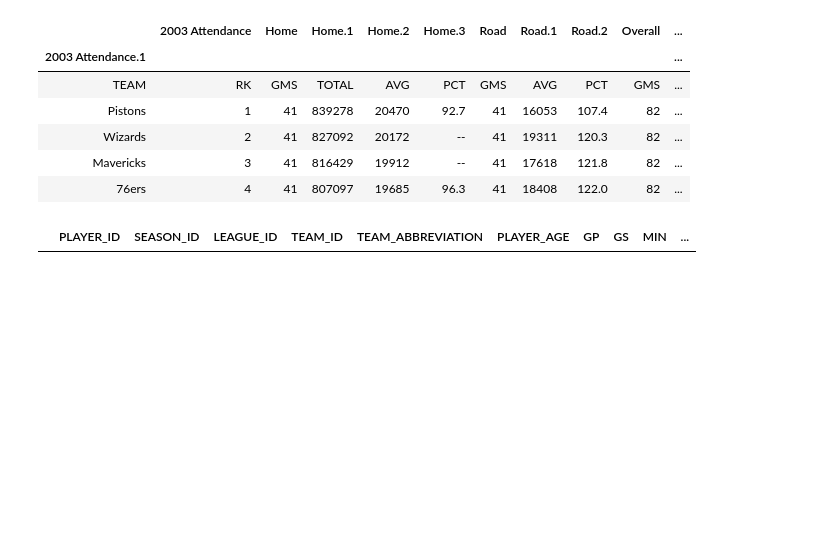
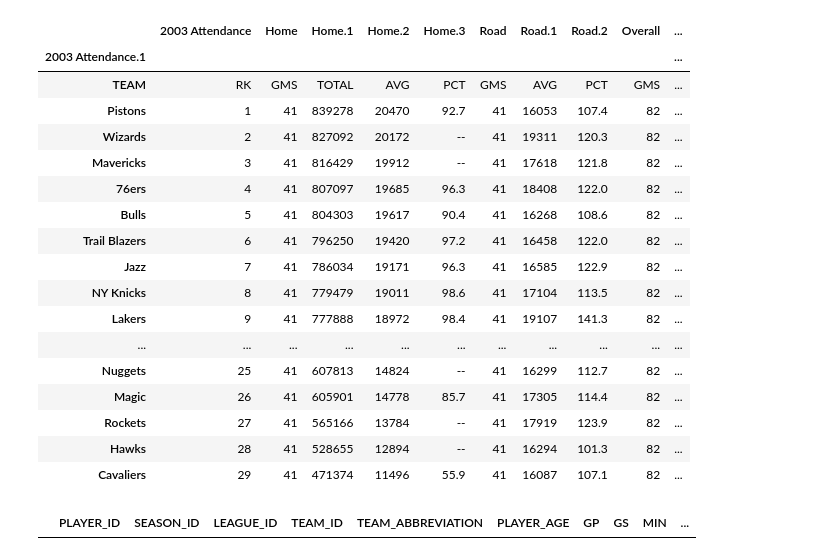
Before and after one commit to brentgarbe/Group6Repo, a Jupyter notebook: Data_Exploration.ipynb, the cells around one changed output. Cells and saved outputs as stored; diff of their text form; code cells hidden in the pictures; blank space fills up the shorter version.

```diff
--- a/Data_Exploration.ipynb
+++ b/Data_Exploration.ipynb
@@ -58,16 +58,28 @@ nba2017_df = pd.DataFrame(nba2017[0])
 nba2018_df = pd.DataFrame(nba2018[0])
 nba2019_df = pd.DataFrame(nba2019[0])
 nba2020_df = pd.DataFrame(nba2020[0])
-# %%
-nba2003_df.head()
-# %% [output]
-|  | 2003 Attendance | Home | Home.1 | Home.2 | Home.3 | Road | Road.1 | Road.2 | Overall | ... |
-| 2003 Attendance.1 |  |  |  |  |  |  |  |  |  | ... |
-| TEAM | RK | GMS | TOTAL | AVG | PCT | GMS | AVG | PCT | GMS | ... |
-| Pistons | 1 | 41 | 839278 | 20470 | 92.7 | 41 | 16053 | 107.4 | 82 | ... |
-| Wizards | 2 | 41 | 827092 | 20172 | -- | 41 | 19311 | 120.3 | 82 | ... |
-| Mavericks | 3 | 41 | 816429 | 19912 | -- | 41 | 17618 | 121.8 | 82 | ... |
-| 76ers | 4 | 41 | 807097 | 19685 | 96.3 | 41 | 18408 | 122.0 | 82 | ... |
+# %%
+nba2003[0]
+#nba2003_df.head()
+# %% [output]
+|  | 2003 Attendance | Home | Home.1 | Home.2 | Home.3 | Road | Road.1 | Road.2 | Overall | ... |
+| 2003 Attendance.1 |  |  |  |  |  |  |  |  |  | ... |
+| TEAM | RK | GMS | TOTAL | AVG | PCT | GMS | AVG | PCT | GMS | ... |
+| Pistons | 1 | 41 | 839278 | 20470 | 92.7 | 41 | 16053 | 107.4 | 82 | ... |
+| Wizards | 2 | 41 | 827092 | 20172 | -- | 41 | 19311 | 120.3 | 82 | ... |
+| Mavericks | 3 | 41 | 816429 | 19912 | -- | 41 | 17618 | 121.8 | 82 | ... |
+| 76ers | 4 | 41 | 807097 | 19685 | 96.3 | 41 | 18408 | 122.0 | 82 | ... |
+| Bulls | 5 | 41 | 804303 | 19617 | 90.4 | 41 | 16268 | 108.6 | 82 | ... |
+| Trail Blazers | 6 | 41 | 796250 | 19420 | 97.2 | 41 | 16458 | 122.0 | 82 | ... |
+| Jazz | 7 | 41 | 786034 | 19171 | 96.3 | 41 | 16585 | 122.9 | 82 | ... |
+| NY Knicks | 8 | 41 | 779479 | 19011 | 98.6 | 41 | 17104 | 113.5 | 82 | ... |
+| Lakers | 9 | 41 | 777888 | 18972 | 98.4 | 41 | 19107 | 141.3 | 82 | ... |
+| ... | ... | ... | ... | ... | ... | ... | ... | ... | ... | ... |
+| Nuggets | 25 | 41 | 607813 | 14824 | -- | 41 | 16299 | 112.7 | 82 | ... |
+| Magic | 26 | 41 | 605901 | 14778 | 85.7 | 41 | 17305 | 114.4 | 82 | ... |
+| Rockets | 27 | 41 | 565166 | 13784 | -- | 41 | 17919 | 123.9 | 82 | ... |
+| Hawks | 28 | 41 | 528655 | 12894 | -- | 41 | 16294 | 101.3 | 82 | ... |
+| Cavaliers | 29 | 41 | 471374 | 11496 | 55.9 | 41 | 16087 | 107.1 | 82 | ... |
 # %%
 # Anthony Davis
 career = playercareerstats.PlayerCareerStats(player_id='203076')
```
Also changed, not shown: parts of 1 cell of this notebook, 1 other file.
